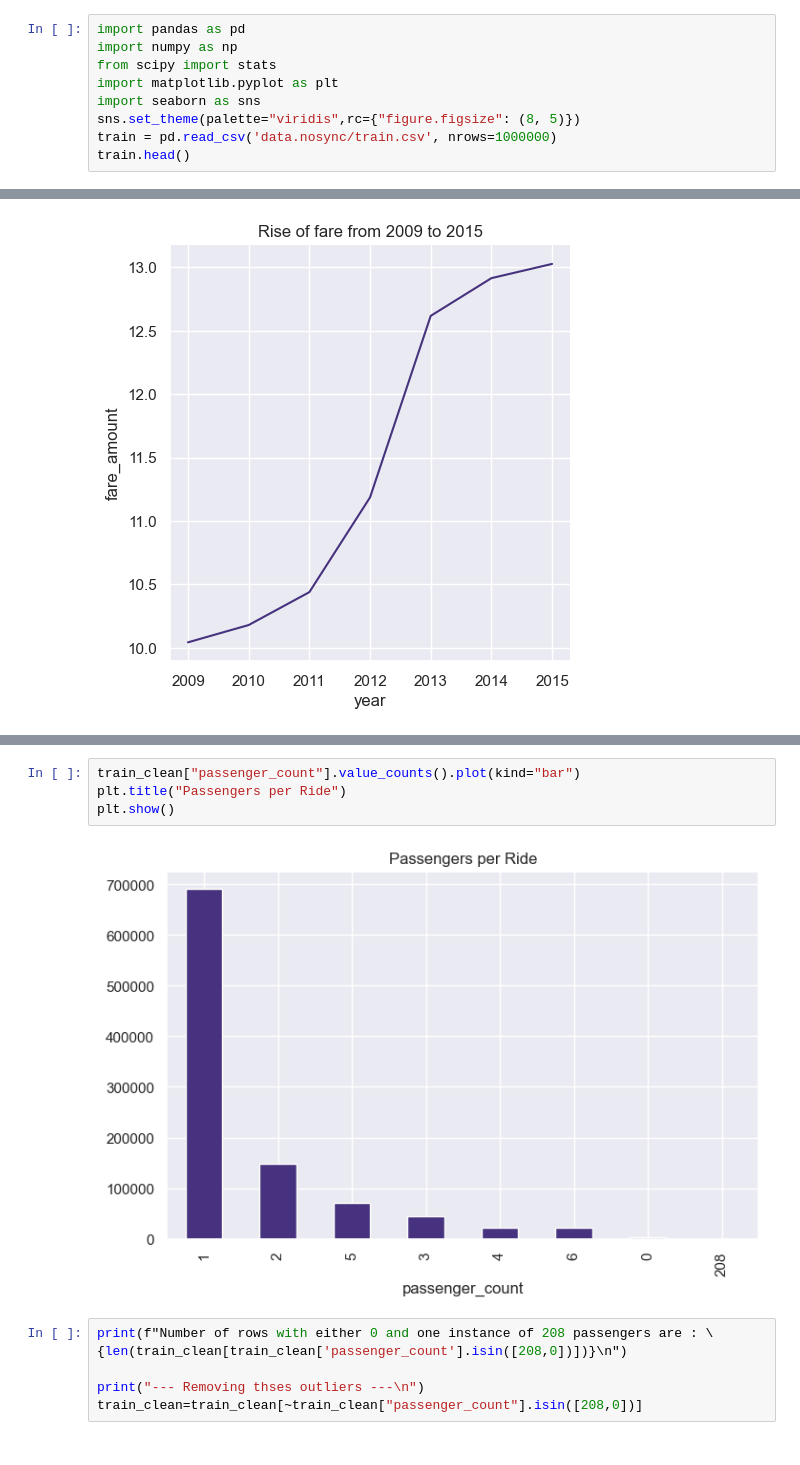
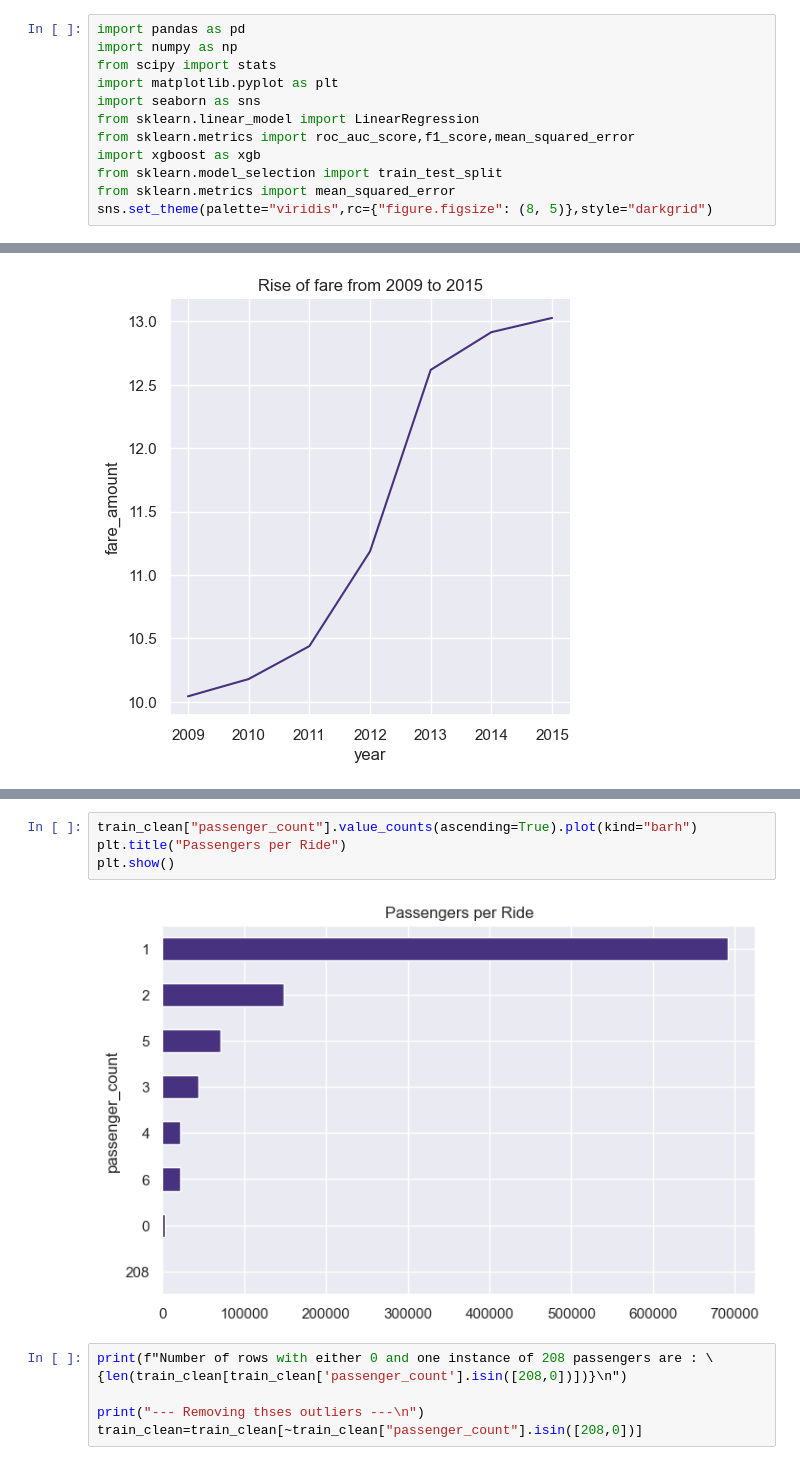
Before and after one commit to aguchhait-stack/nyc-taxi-fare-prediction, a Jupyter notebook: nyc-taxi-fare-prediction.ipynb, the cells around one changed output, grey strips where cells are left out. Saved outputs shown, nothing was run; the diff lists cells and outputs as text.

```diff
--- a/nyc-taxi-fare-prediction.ipynb
+++ b/nyc-taxi-fare-prediction.ipynb
@@ -35,6 +35,9 @@ import numpy as np
 from scipy import stats
 import matplotlib.pyplot as plt
 import seaborn as sns
-sns.set_theme(palette="viridis",rc={"figure.figsize": (8, 5)})
-train = pd.read_csv('data.nosync/train.csv', nrows=1000000)
-train.head()
+from sklearn.linear_model import LinearRegression
+from sklearn.metrics import roc_auc_score,f1_score,mean_squared_error
+import xgboost as xgb
+from sklearn.model_selection import train_test_split
+from sklearn.metrics import mean_squared_error
+sns.set_theme(palette="viridis",rc={"figure.figsize": (8, 5)},style="darkgrid")
@@ -144,9 +154,9 @@ plt.show()
 # %%
-train_clean["passenger_count"].value_counts().plot(kind="bar")
+train_clean["passenger_count"].value_counts(ascending=True).plot(kind="barh")
 plt.title("Passengers per Ride")
 plt.show()
 # %% [output]
-[figure, old version]
+[figure, new version]
 # %%
 print(f"Number of rows with either 0 and one instance of 208 passengers are : \
 {len(train_clean[train_clean['passenger_count'].isin([208,0])])}\n")
```
Also changed, not shown: parts of 6 cells of this notebook, 1 other file.
